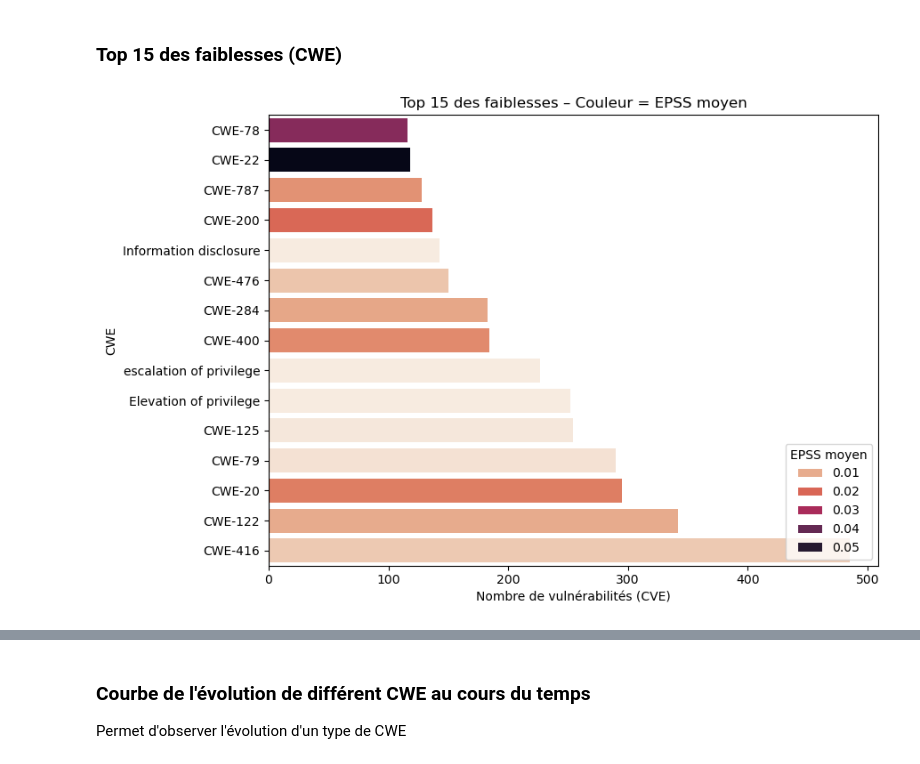
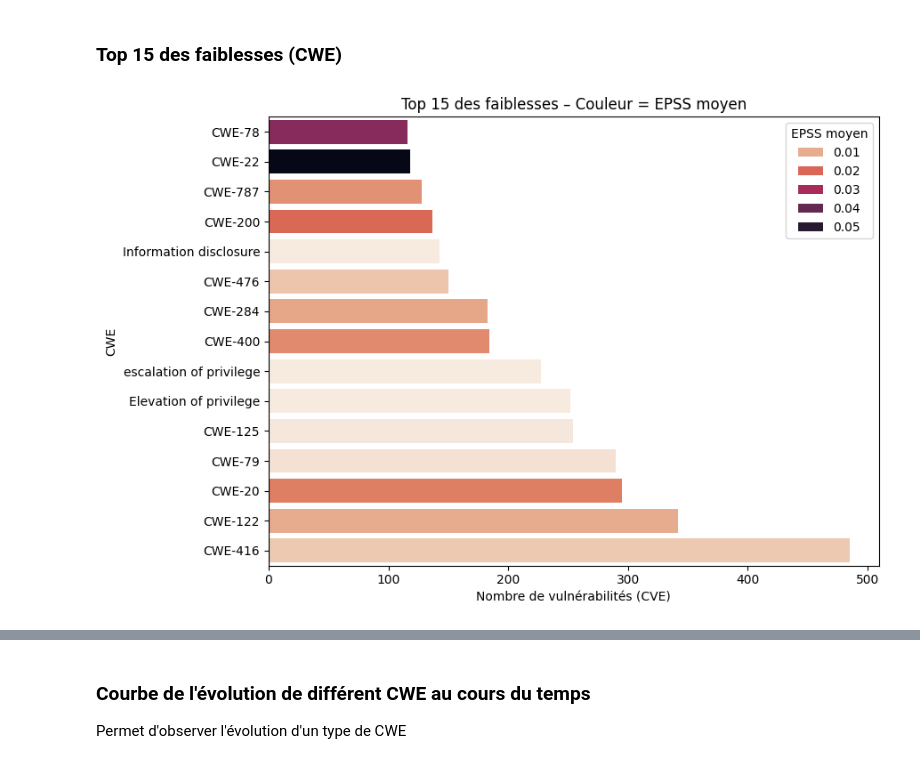
Before and after one commit to DorDNS/AtelierDS_PRJ, a Jupyter notebook: notebooks/analysis.ipynb, the cells around one changed output, grey strips where cells are left out. Cells and saved outputs as stored; diff of their text form; code cells hidden in the pictures.

```diff
--- a/notebooks/analysis.ipynb
+++ b/notebooks/analysis.ipynb
@@ -346,32 +363,32 @@ plt.show()
 # 1) filtrer lignes disposant d’un CWE
 d_cwe = df_unique.dropna(subset=["cwe"])
 
 # 2) agrégation : nombre de CVE et EPSS moyen
 top_cwe = (
     d_cwe.groupby("cwe", as_index=False)
          .agg(nb=("cwe", "size"),
               epss_moy=("epss_score", "mean"))
          .sort_values("nb", ascending=False)
          .head(15)
          .sort_values("nb")          # pour plot horizontal ascendant
 )
 
 # 3) barplot horizontal, palette graduée sur l’EPSS moyen
 plt.figure(figsize=(9, 6))
 sns.barplot(
     data=top_cwe,
     x="nb",
     y="cwe",
     hue="epss_moy",
     palette="rocket_r",
     dodge=False
 )
 
 plt.xlabel("Nombre de vulnérabilités (CVE)")
 plt.ylabel("CWE")
 plt.title("Top 15 des faiblesses – Couleur = EPSS moyen")
-plt.legend(title="EPSS moyen", loc="lower right")
+plt.legend(title="EPSS moyen", loc="upper right")
 plt.tight_layout()
 plt.show()
 # %% [output]
-[figure, old version]
+[figure, new version]
```
Also changed, not shown: parts of 13 cells of this notebook, 1 other file.
